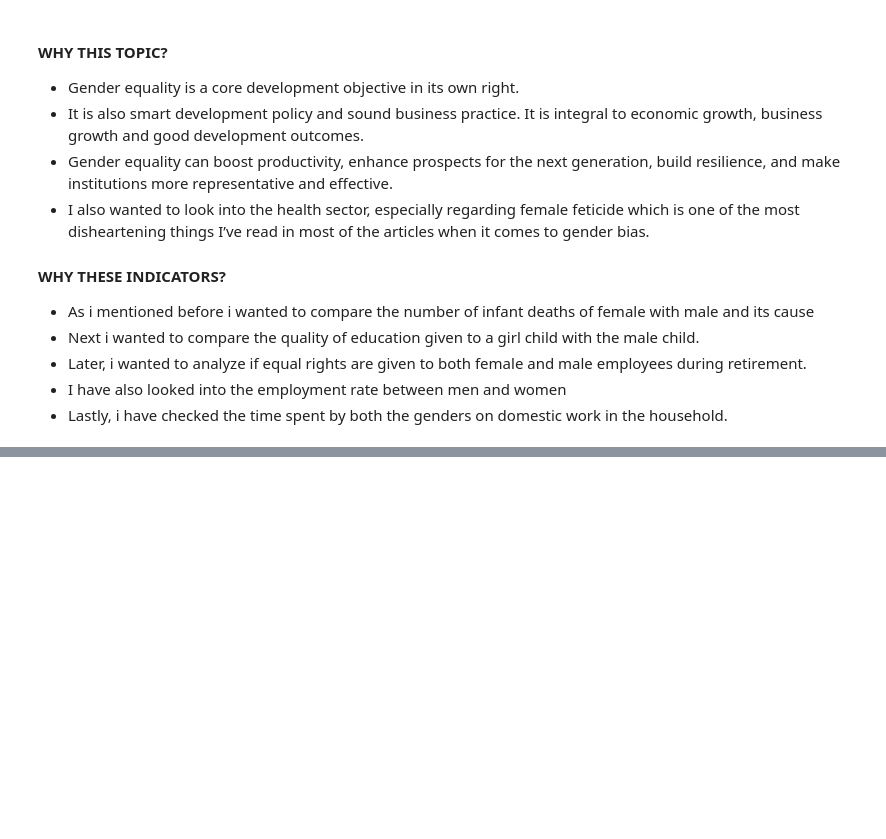
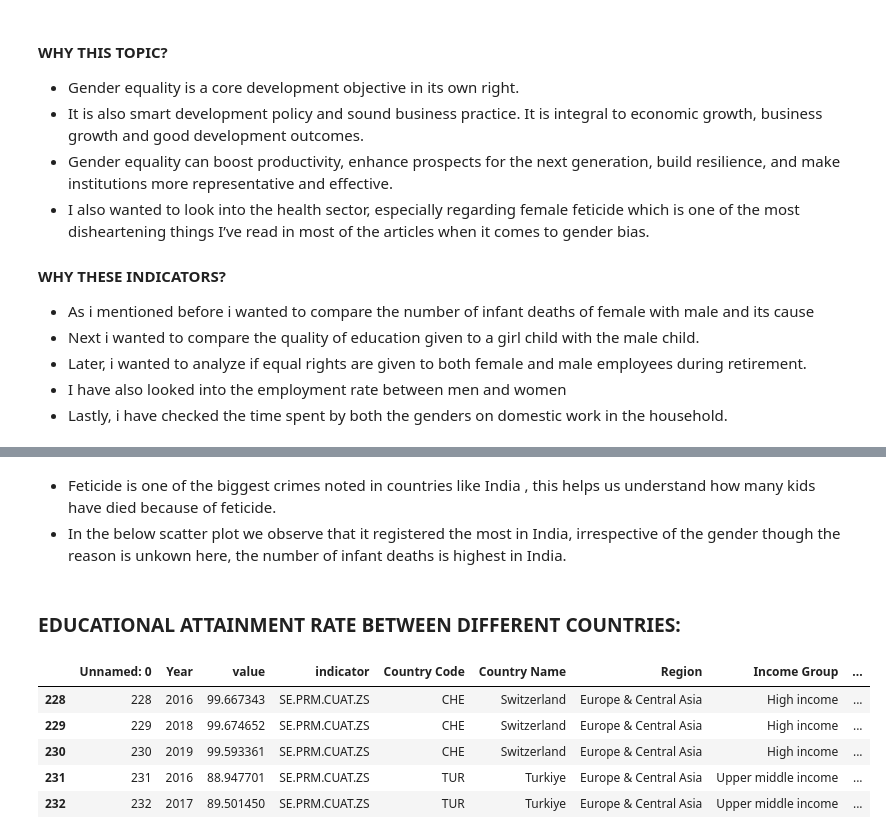
Before and after one commit to Jyothsna9618/Jabboju1, a Jupyter notebook: Individual_Project/ipynb/project.ipynb, the cells around one changed output, grey strips where cells are left out. Cells and saved outputs as stored; diff of their text form; code cells hidden in the pictures; blank space fills up the shorter version.

```diff
--- a/Individual_Project/ipynb/project.ipynb
+++ b/Individual_Project/ipynb/project.ipynb
@@ -54,0 +104,15 @@
+# %% [markdown]
+- Feticide is one of the biggest crimes noted in countries like India , this helps us understand how many kids have died because of feticide.
+- In the below scatter plot we observe that it registered the most in India, irrespective of the gender though the reason is unkown here, the number of infant deaths is highest in India.
+# %% [markdown]
+### EDUCATIONAL ATTAINMENT RATE BETWEEN DIFFERENT COUNTRIES:
+# %%
+df_edu = df.query("indicator == 'SE.PRM.CUAT.ZS'")
+df_edu.head(5)
+# %% [output]
+|  | Unnamed: 0 | Year | value | indicator | Country Code | Country Name | Region | Income Group | ... |
+| 228 | 228 | 2016 | 99.667343 | SE.PRM.CUAT.ZS | CHE | Switzerland | Europe & Central Asia | High income | ... |
+| 229 | 229 | 2018 | 99.674652 | SE.PRM.CUAT.ZS | CHE | Switzerland | Europe & Central Asia | High income | ... |
+| 230 | 230 | 2019 | 99.593361 | SE.PRM.CUAT.ZS | CHE | Switzerland | Europe & Central Asia | High income | ... |
+| 231 | 231 | 2016 | 88.947701 | SE.PRM.CUAT.ZS | TUR | Turkiye | Europe & Central Asia | Upper middle income | ... |
+| 232 | 232 | 2017 | 89.501450 | SE.PRM.CUAT.ZS | TUR | Turkiye | Europe & Central Asia | Upper middle income | ... |
```
Also changed, not shown: parts of 28 cells of this notebook.
